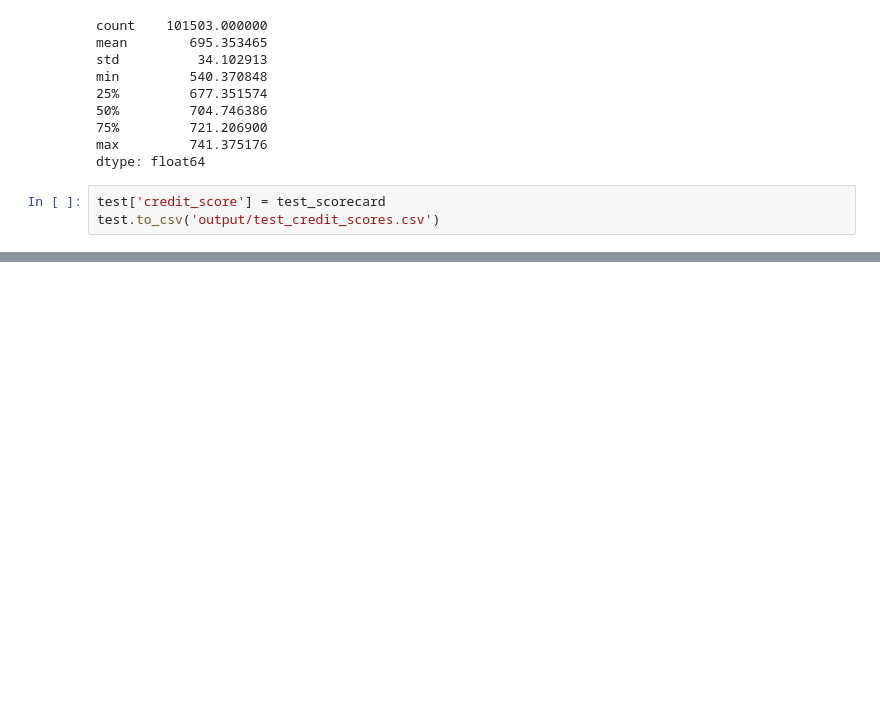
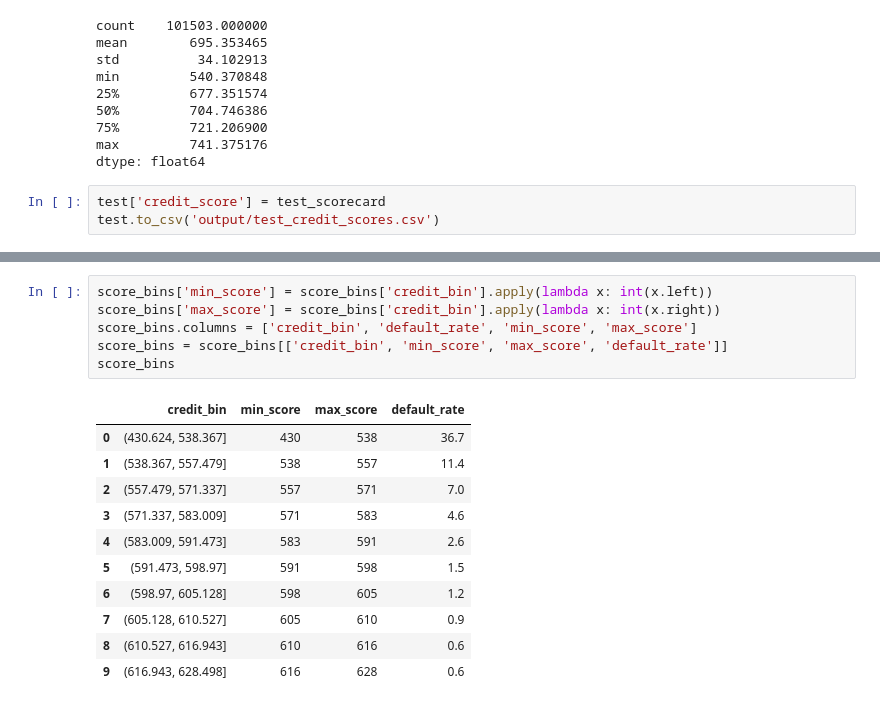
Before and after one commit to Pritishsingla/givemesomecredit, a Jupyter notebook: model.ipynb, the cells around one changed output, grey strips where cells are left out. Cells and saved outputs as stored; diff of their text form; blank space fills up the shorter version.

```diff
--- a/model.ipynb
+++ b/model.ipynb
@@ -355,0 +398,18 @@ test.to_csv('output/test_credit_scores.csv')
+# %%
+score_bins['min_score'] = score_bins['credit_bin'].apply(lambda x: int(x.left))
+score_bins['max_score'] = score_bins['credit_bin'].apply(lambda x: int(x.right))
+score_bins.columns = ['credit_bin', 'default_rate', 'min_score', 'max_score']
+score_bins = score_bins[['credit_bin', 'min_score', 'max_score', 'default_rate']]
+score_bins
+# %% [output]
+|  | credit_bin | min_score | max_score | default_rate |
+| 0 | (430.624, 538.367] | 430 | 538 | 36.7 |
+| 1 | (538.367, 557.479] | 538 | 557 | 11.4 |
+| 2 | (557.479, 571.337] | 557 | 571 | 7.0 |
+| 3 | (571.337, 583.009] | 571 | 583 | 4.6 |
+| 4 | (583.009, 591.473] | 583 | 591 | 2.6 |
+| 5 | (591.473, 598.97] | 591 | 598 | 1.5 |
+| 6 | (598.97, 605.128] | 598 | 605 | 1.2 |
+| 7 | (605.128, 610.527] | 605 | 610 | 0.9 |
+| 8 | (610.527, 616.943] | 610 | 616 | 0.6 |
+| 9 | (616.943, 628.498] | 616 | 628 | 0.6 |
```
Also changed, not shown: parts of 20 cells of this notebook, 3 other files.
